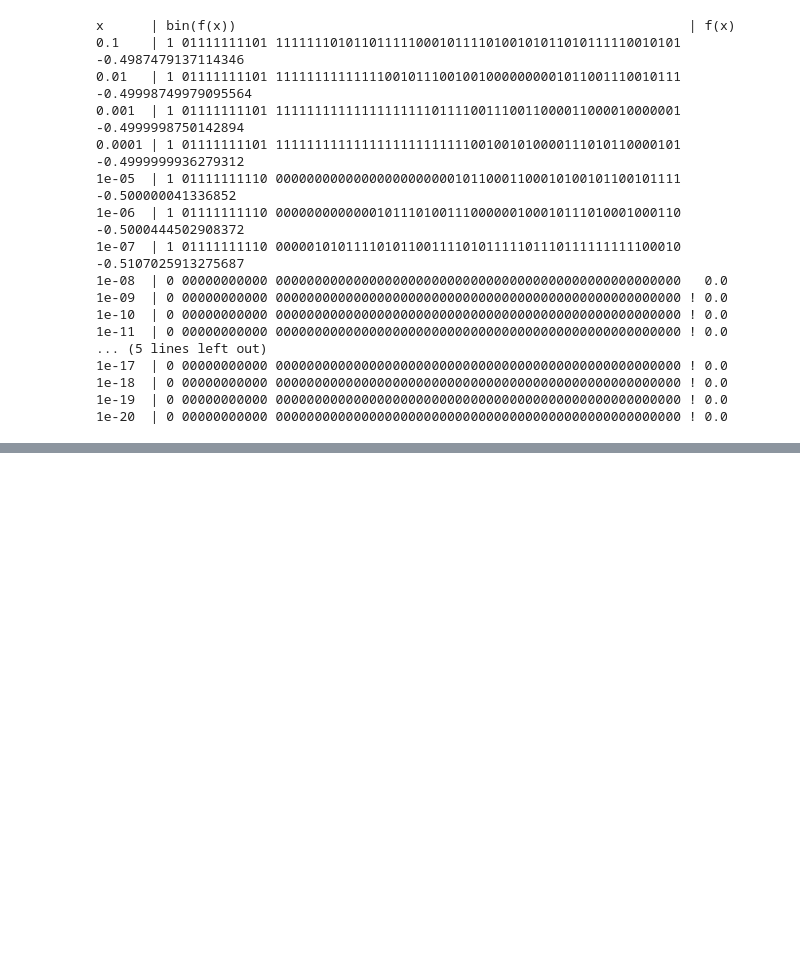
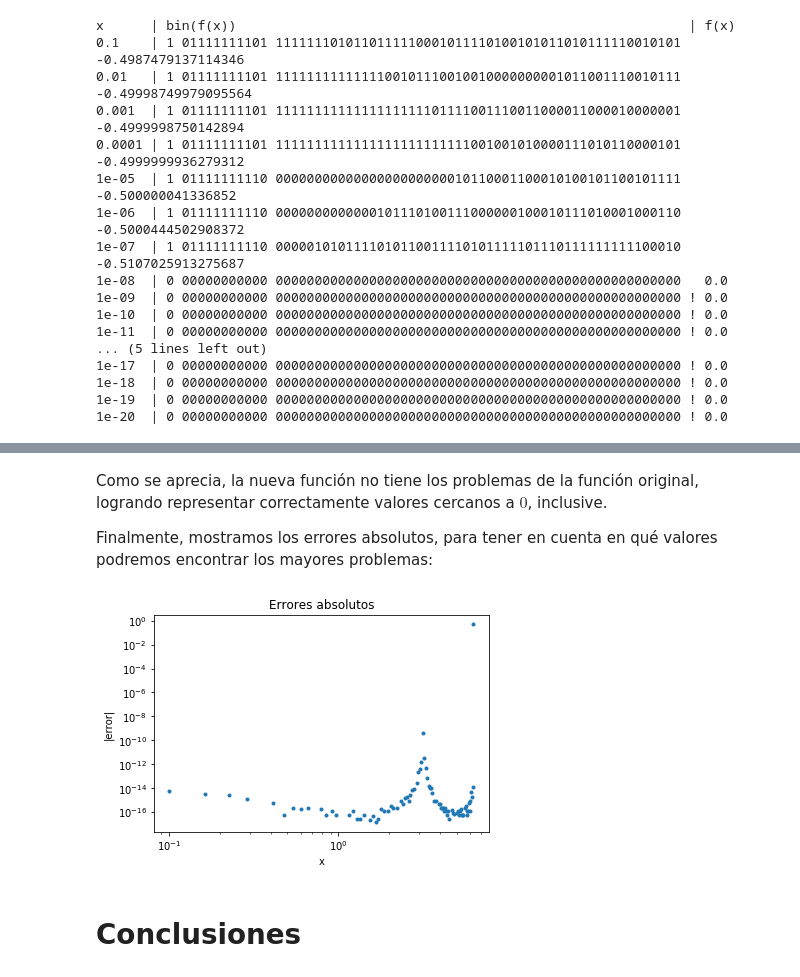
Before and after one commit to mijara/notebooks, a Jupyter notebook: tarea2/Tarea_2_CC1_2017.ipynb, the cells around one changed output, grey strips where cells are left out. Drawn from its saved outputs; the diff is of its cells as text; code cells hidden in the pictures; blank space fills up the shorter version.

```diff
--- a/tarea2/Tarea_2_CC1_2017.ipynb
+++ b/tarea2/Tarea_2_CC1_2017.ipynb
@@ -399,0 +431,18 @@ plt.show()
+# %% [markdown]
+Como se aprecia, la nueva función no tiene los problemas de la función original, logrando representar correctamente valores cercanos a $0$, inclusive.
+
+Finalmente, mostramos los errores absolutos, para tener en cuenta en qué valores podremos encontrar los mayores problemas:
+# %%
+xs = np.linspace(0.1, 2 * np.pi, 100)
+ys = np.abs(g(xs) - h(xs))
+
+plt.figure()
+plt.title('Errores absolutos')
+plt.ylabel('|error|')
+plt.xlabel('x')
+plt.loglog(xs, ys, '.')
+plt.show()
+# %% [output]
+[figure, added]
+# %% [markdown]
+# Conclusiones
```
Also changed, not shown: parts of 16 cells of this notebook.
